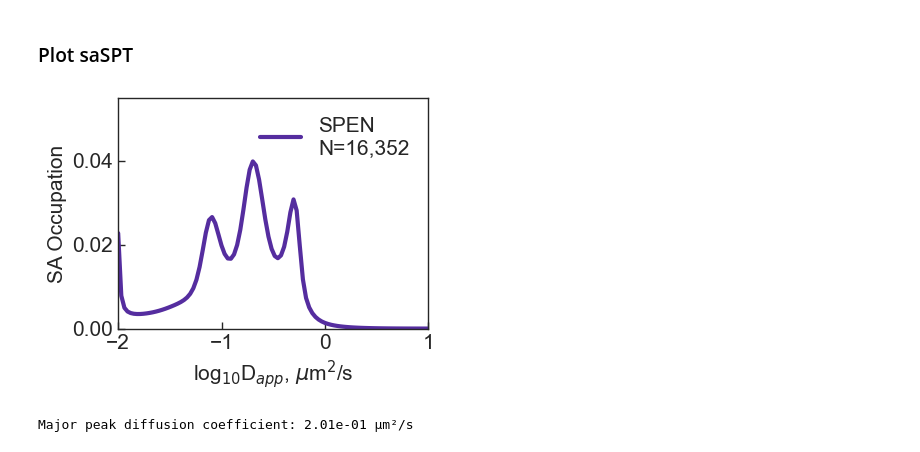
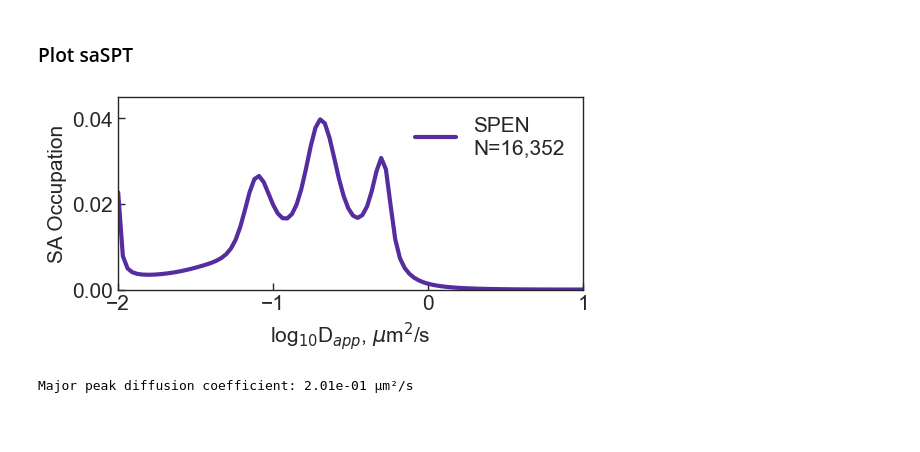
Before and after one commit to Guoming-Gao/GG-general-GuttmanLab, a Jupyter notebook: Plot_SPT_diffusion_profile.ipynb, the cells around one changed output. Saved outputs shown, nothing was run; the diff lists cells and outputs as text; code cells hidden in the pictures; blank space fills up the shorter version.

```diff
--- a/Plot_SPT_diffusion_profile.ipynb
+++ b/Plot_SPT_diffusion_profile.ipynb
@@ -354,30 +354,30 @@ Mobile trajectories: 6,534
 # %% [markdown]
 ### Plot saSPT
 # %%
-plt.figure(figsize=(4, 3))
+plt.figure(figsize=(6, 2.5))
 plt.plot(
     df_saspt["log10D"], df_saspt["Probability"], color=color, linewidth=3, label=label
 )
 plt.xlim(-2, 1)
 plt.xticks([-2, -1, 0, 1])
-plt.ylim(0, 0.055)
+plt.ylim(0, 0.045)
 plt.xlabel(r"log$_{10}$D$_{app}$, $\mu$m$^2$/s", fontsize=15)
 plt.ylabel("SA Occupation", fontsize=15)
 plt.legend(fontsize=15, frameon=False)
 plt.gca().spines[:].set_linewidth(1)
 plt.gca().tick_params(
     axis="both",
     which="major",
     labelsize=15,
     direction="in",
     bottom=True,
     left=True,
     length=5,
     width=1,
 )
 plt.savefig("6.saspt_histo_" + postfix, format="png", bbox_inches="tight", dpi=300)
 # %% [output]
-[figure, old version]
+[figure, new version]
 # %%
 def find_major_peak(x, y):
     """Find the x value corresponding to the major peak"""
```
